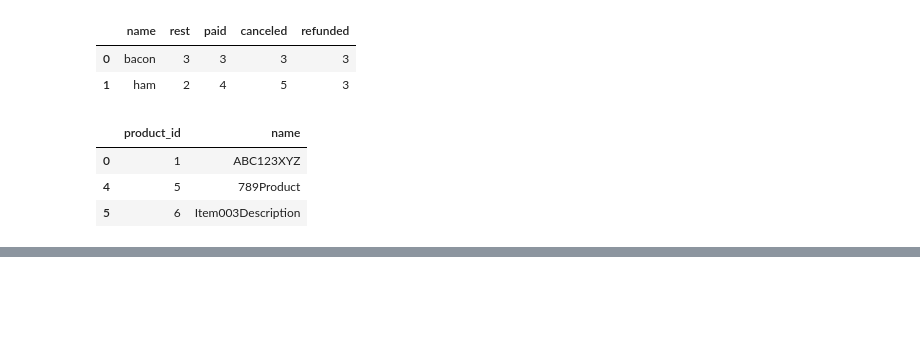
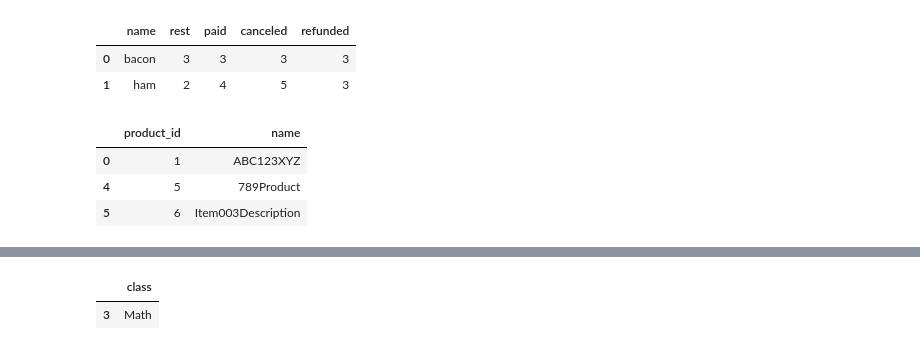
Before and after one commit to baxt1or/leetcode_database_problems, a Jupyter notebook: leetcode_sql_premium.ipynb, the cells around one changed output, grey strips where cells are left out. Cells and saved outputs as stored; diff of their text form; code cells hidden in the pictures; blank space fills up the shorter version.

```diff
--- a/leetcode_sql_premium.ipynb
+++ b/leetcode_sql_premium.ipynb
@@ -12038,0 +12151,27 @@ find_products(products)
+# %%
+data = [['A', 'Math'], ['B', 'English'], ['C', 'Math'], ['D', 'Biology'], ['E', 'Math'], ['F', 'Computer'], ['G', 'Math'], ['H', 'Math'], ['I', 'Math']]
+courses = pd.DataFrame(data, columns=['student', 'class']).astype({'student':'object', 'class':'object'})
+
+
+query = """
+
+SELECT
+class
+FROM courses
+GROUP BY 1
+HAVING COUNT(DISTINCT student) >= 5
+
+"""
+
+def find_classes(courses: pd.DataFrame) -> pd.DataFrame:
+
+    gr = courses.groupby("class")["student"].nunique().reset_index(name="total")
+
+    valid = gr[gr["total"] >= 5]
+
+    return valid[["class"]]
+
+find_classes(courses)
+# %% [output]
+|  | class |
+| 3 | Math |
```
Also changed, not shown: parts of 4 cells of this notebook.
